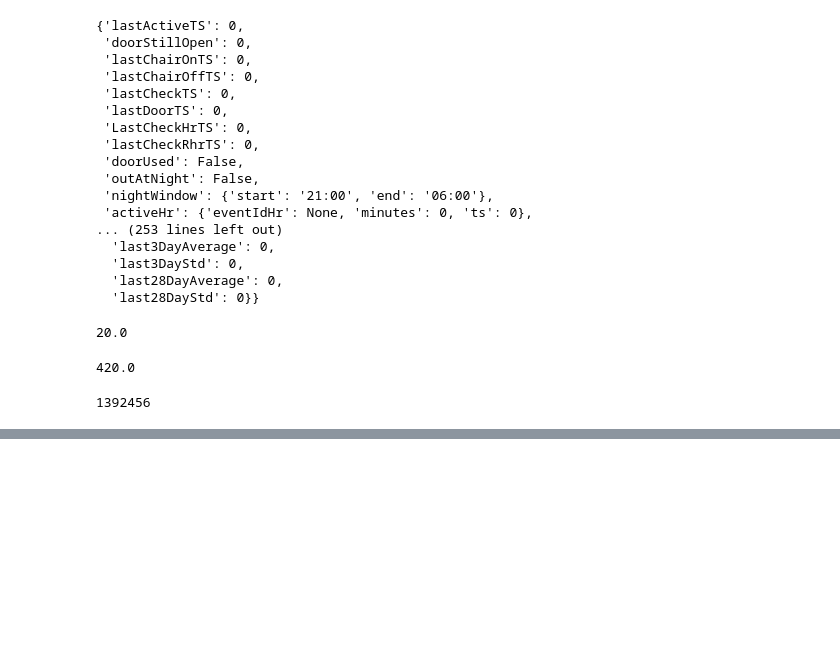
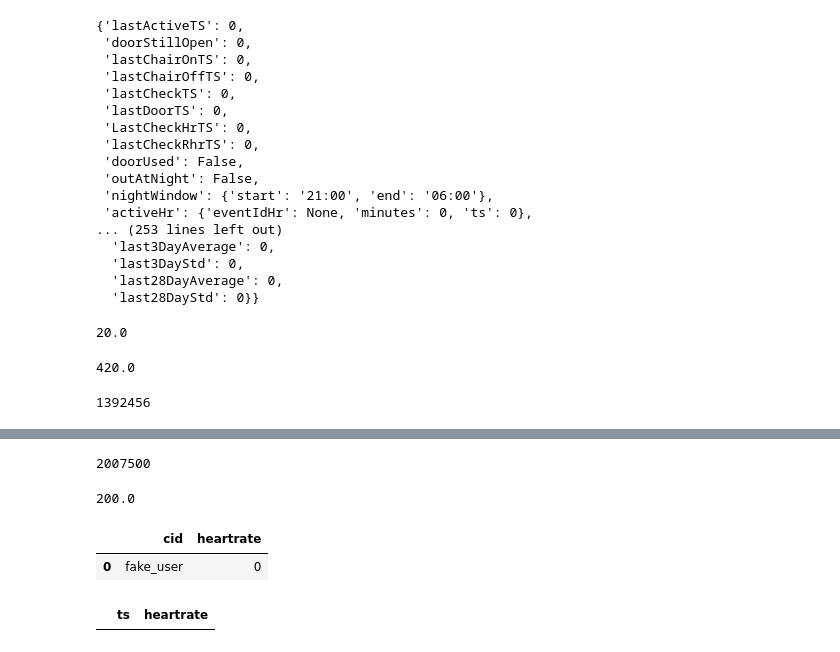
Before and after one commit to DiogoRibeiro7/Medium-Blog, a Jupyter notebook: knn_imputation.ipynb, the cells around one changed output, grey strips where cells are left out. Saved outputs shown, nothing was run; the diff lists cells and outputs as text; code cells hidden in the pictures; blank space fills up the shorter version.

```diff
--- a/knn_imputation.ipynb
+++ b/knn_imputation.ipynb
@@ -176,0 +169,8 @@ USER_INFO
+# %%
+5500*365
+# %% [output]
+2007500
+# %%
+1100000/5500
+# %% [output]
+200.0
@@ -176,0 +222,15 @@ USER_INFO
+# %%
+def load_data_1():
+    df = pd.DataFrame([["fake_user", 0]], columns=["cid", "heartrate"])
+    return df
+# %%
+data = load_data_1()
+# %%
+data
+# %% [output]
+|  | cid | heartrate |
+| 0 | fake_user | 0 |
+# %%
+heartrate_prepare_data("fake_user", data).reset_index(drop=True)
+# %% [output]
+|  | ts | heartrate |
```
Also changed, not shown: parts of 3 cells of this notebook.
